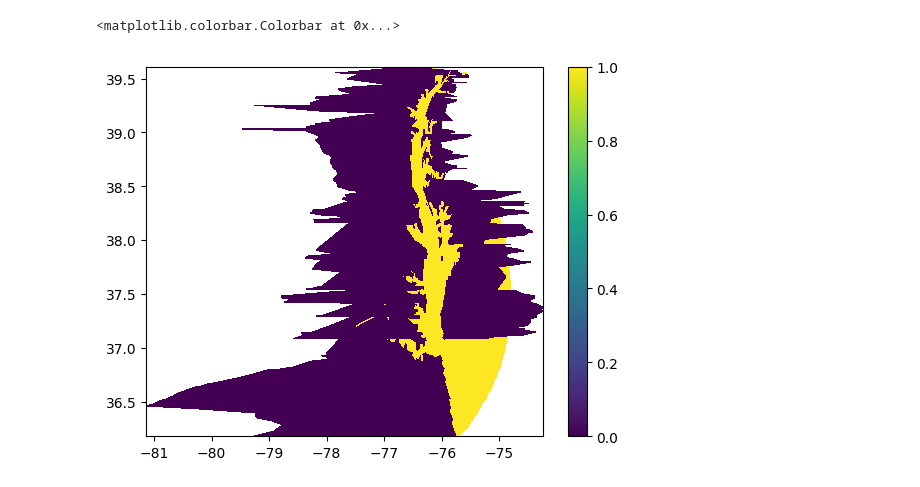
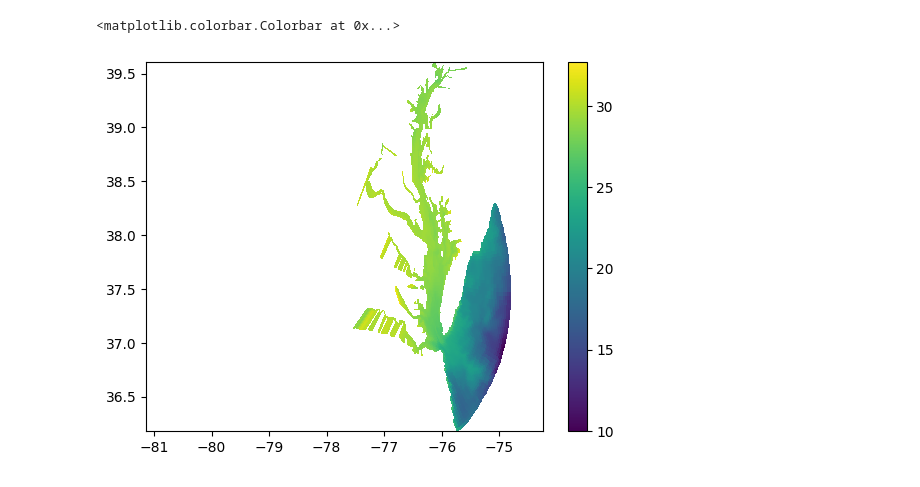
Before and after one commit to mpiannucci/ocean-notebooks, a Jupyter notebook: cbofs_best.ipynb, the cells around one changed output. Cells and saved outputs as stored; diff of their text form; code cells hidden in the pictures.

```diff
--- a/cbofs_best.ipynb
+++ b/cbofs_best.ipynb
@@ -66,11 +34,21 @@ mask.plot(x='lon_rho', y='lat_rho', cmap='gray')
-# %%
-mask = ds.mask_rho.cf.isel(time=0).astype(int)
-m = mask.values
-m = np.ma.masked_array(m, mask=m>1)
-lat = mask.lat_rho.values
-lon = mask.lon_rho.values
-plt.pcolormesh(lon, lat, m)
-plt.colorbar()
-# %% [output]
-<matplotlib.colorbar.Colorbar at 0x...>
-[figure, removed]
+# %%
+ds_sel = ds.cf.isel(time=0)
+mask = ds_sel.mask_rho.values
+salt = ds_sel.temp.cf.isel(vertical=0).values
+lat = ds_sel.lat_rho.values
+lon = ds_sel.lon_rho.values
+
+# https://github.com/ioos/Cloud-Sandbox/blob/main/cloudflow/plotting/plot_roms.py
+# Apply mask
+salt = np.ma.masked_where(mask == 0, salt)
+
+# pcolor uses surrounding points, if any are masked, mask this cell
+#   see https://matplotlib.org/api/_as_gen/matplotlib.pyplot.pcolor.html
+# salt[:-1,:] = np.ma.masked_where(mask[1:,:] == 0, salt[:-1,:])
+# salt[:,:-1] = np.ma.masked_where(mask[:,1:] == 0, salt[:,:-1])
+
+plt.pcolormesh(lon, lat, salt, edgecolor='none')
+plt.colorbar()
+# %% [output]
+<matplotlib.colorbar.Colorbar at 0x...>
+[figure, added]
```
Also changed, not shown: parts of 7 cells of this notebook.
